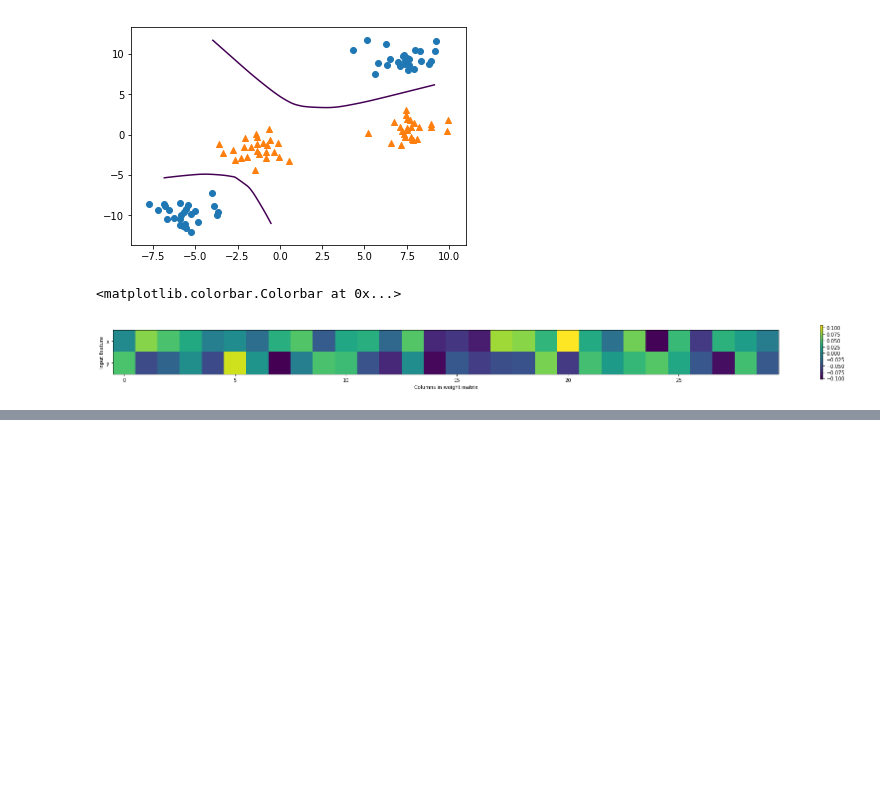
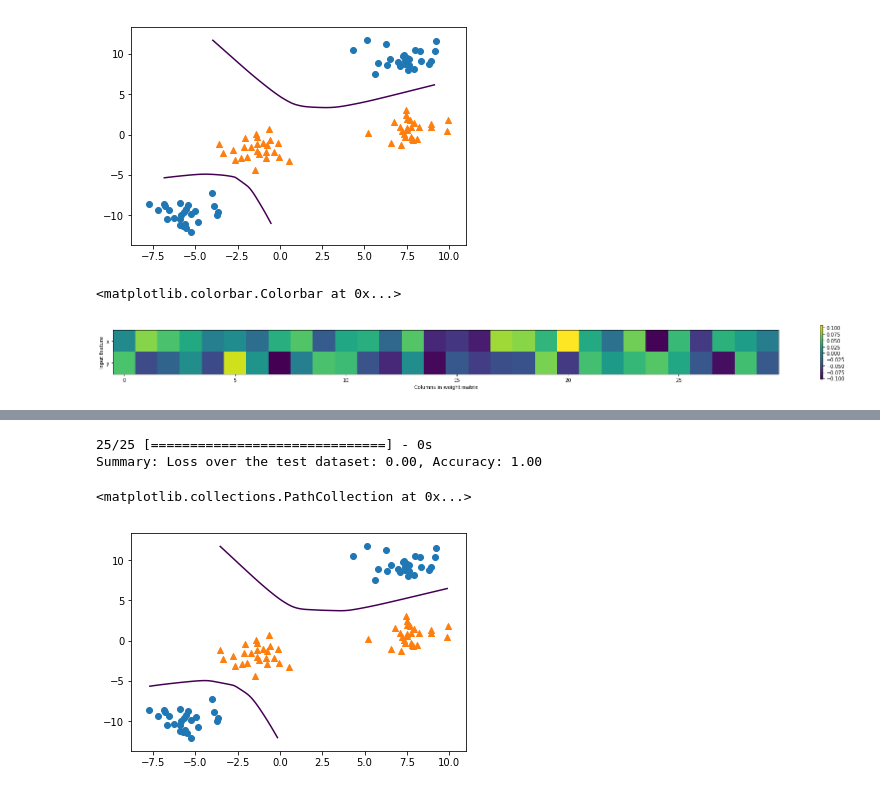
Before and after one commit to Umaigenomu/likejazz.github.io, a Jupyter notebook: notebooks/support-vector-machine-explained.ipynb, the cells around one changed output, grey strips where cells are left out. Saved outputs shown, nothing was run; the diff lists cells and outputs as text; code cells hidden in the pictures; blank space fills up the shorter version.

```diff
--- a/notebooks/support-vector-machine-explained.ipynb
+++ b/notebooks/support-vector-machine-explained.ipynb
@@ -206,0 +209,16 @@ plt.colorbar()
+# %%
+from keras.models import Sequential
+from keras.layers import Dense, Dropout
+
+model = Sequential()
+
+# 1000 * 1
+model.add(Dense(1000, input_dim=2, activation='relu'))
+model.add(Dropout(0.2))
+model.add(Dense(1, activation='sigmoid'))
+
+model.compile(loss='binary_crossentropy',
+              optimizer='adam',
+              metrics=['accuracy'])
+
+model.summary()
@@ -206,0 +240,2 @@ plt.colorbar()
+# %%
+model.fit(X_train, y_train, epochs=100, verbose=2)
@@ -206,0 +261,25 @@ plt.colorbar()
+# %%
+evaluation = model.evaluate(X_test, y_test)
+print('Summary: Loss over the test dataset: %.2f, Accuracy: %.2f' % (evaluation[0], evaluation[1]))
+# %% [output]
+25/25 [==============================] - 0s
+Summary: Loss over the test dataset: 0.00, Accuracy: 1.00
+# %%
+X_x = X[:, 0]
+X_y = X[:, 1]
+
+xx = np.linspace(X_x.min(), X_x.max(), 100)
+yy = np.linspace(X_y.min(), X_y.max(), 100)
+
+XX, YY = np.meshgrid(xx, yy)
+
+dec = model.predict(np.c_[XX.ravel(), YY.ravel()])
+levels=[0.5]
+
+plt.contour(XX, YY, dec.reshape(XX.shape), levels=levels)
+
+plt.scatter(X_x[y == 0], X_y[y == 0], marker='o')
+plt.scatter(X_x[y == 1], X_y[y == 1], marker='^')
+# %% [output]
+<matplotlib.collections.PathCollection at 0x...>
+[figure, added]
```
Also changed, not shown: parts of 9 cells of this notebook.
